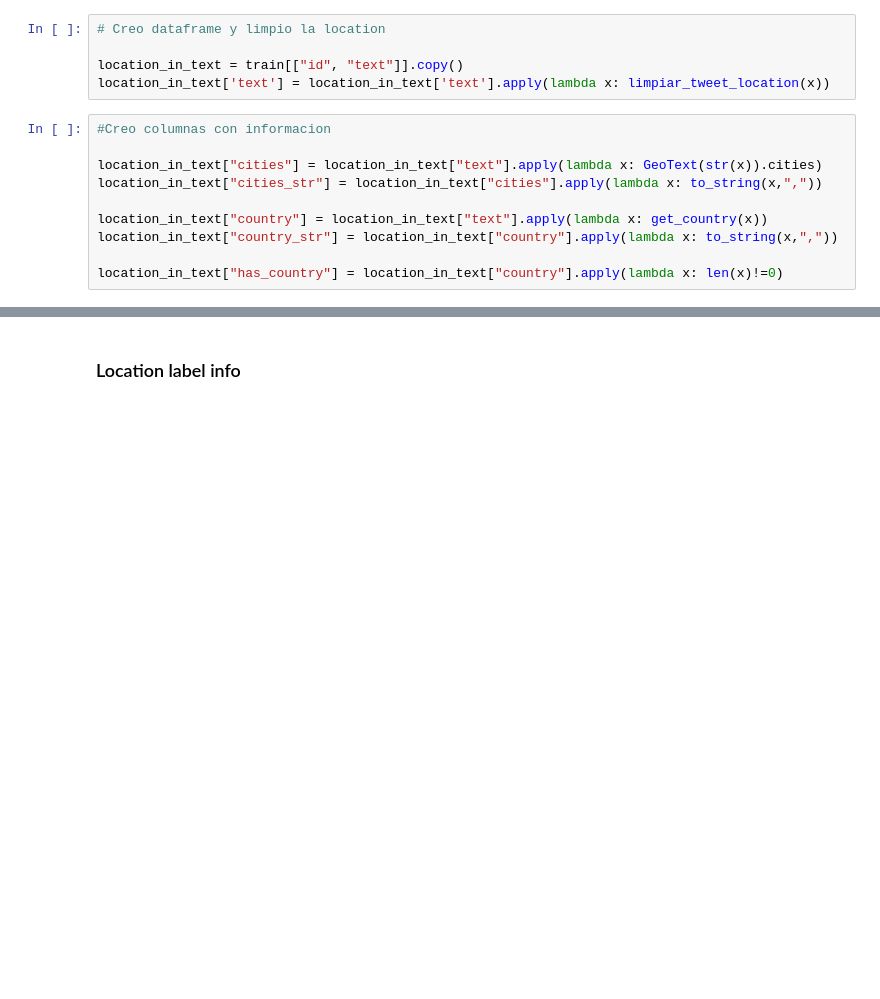
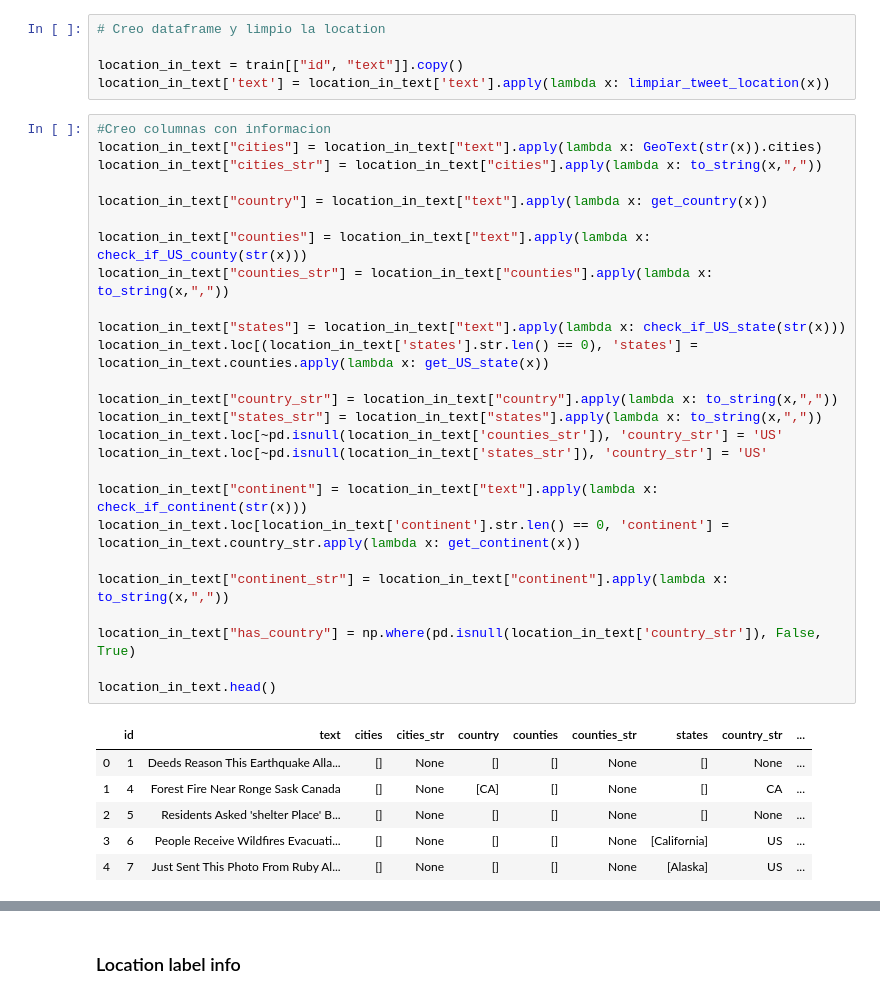
Before and after one commit to anichucai/7506-Datos-datos-tp2, a Jupyter notebook: Features.ipynb, the cells around one changed output, grey strips where cells are left out. Drawn from its saved outputs; the diff is of its cells as text; blank space fills up the shorter version.

```diff
--- a/Features.ipynb
+++ b/Features.ipynb
@@ -224,14 +276,37 @@ location_in_text = train[["id", "text"]].copy()
 location_in_text['text'] = location_in_text['text'].apply(lambda x: limpiar_tweet_location(x))
 # %%
 #Creo columnas con informacion
-
 location_in_text["cities"] = location_in_text["text"].apply(lambda x: GeoText(str(x)).cities)
 location_in_text["cities_str"] = location_in_text["cities"].apply(lambda x: to_string(x,","))
 
 location_in_text["country"] = location_in_text["text"].apply(lambda x: get_country(x))
+
+location_in_text["counties"] = location_in_text["text"].apply(lambda x: check_if_US_county(str(x)))
+location_in_text["counties_str"] = location_in_text["counties"].apply(lambda x: to_string(x,","))
+
+location_in_text["states"] = location_in_text["text"].apply(lambda x: check_if_US_state(str(x)))
+location_in_text.loc[(location_in_text['states'].str.len() == 0), 'states'] = location_in_text.counties.apply(lambda x: get_US_state(x))
+
 location_in_text["country_str"] = location_in_text["country"].apply(lambda x: to_string(x,","))
+location_in_text["states_str"] = location_in_text["states"].apply(lambda x: to_string(x,","))
+location_in_text.loc[~pd.isnull(location_in_text['counties_str']), 'country_str'] = 'US'
+location_in_text.loc[~pd.isnull(location_in_text['states_str']), 'country_str'] = 'US'
 
-location_in_text["has_country"] = location_in_text["country"].apply(lambda x: len(x)!=0)
+location_in_text["continent"] = location_in_text["text"].apply(lambda x: check_if_continent(str(x)))
+location_in_text.loc[location_in_text['continent'].str.len() == 0, 'continent'] = location_in_text.country_str.apply(lambda x: get_continent(x))
+
+location_in_text["continent_str"] = location_in_text["continent"].apply(lambda x: to_string(x,","))
+
+location_in_text["has_country"] = np.where(pd.isnull(location_in_text['country_str']), False, True)
+
+location_in_text.head()
+# %% [output]
+|  | id | text | cities | cities_str | country | counties | counties_str | states | country_str | ... |
+| 0 | 1 | Deeds Reason This Earthquake Alla... | [] | None | [] | [] | None | [] | None | ... |
+| 1 | 4 | Forest Fire Near Ronge Sask Canada | [] | None | [CA] | [] | None | [] | CA | ... |
+| 2 | 5 | Residents Asked 'shelter Place' B... | [] | None | [] | [] | None | [] | None | ... |
+| 3 | 6 | People Receive Wildfires Evacuati... | [] | None | [] | [] | None | [California] | US | ... |
+| 4 | 7 | Just Sent This Photo From Ruby Al... | [] | None | [] | [] | None | [Alaska] | US | ... |
 # %%
 # Selecciono las columnas más útiles para crear features
 
```
Also changed, not shown: parts of 48 cells of this notebook.
